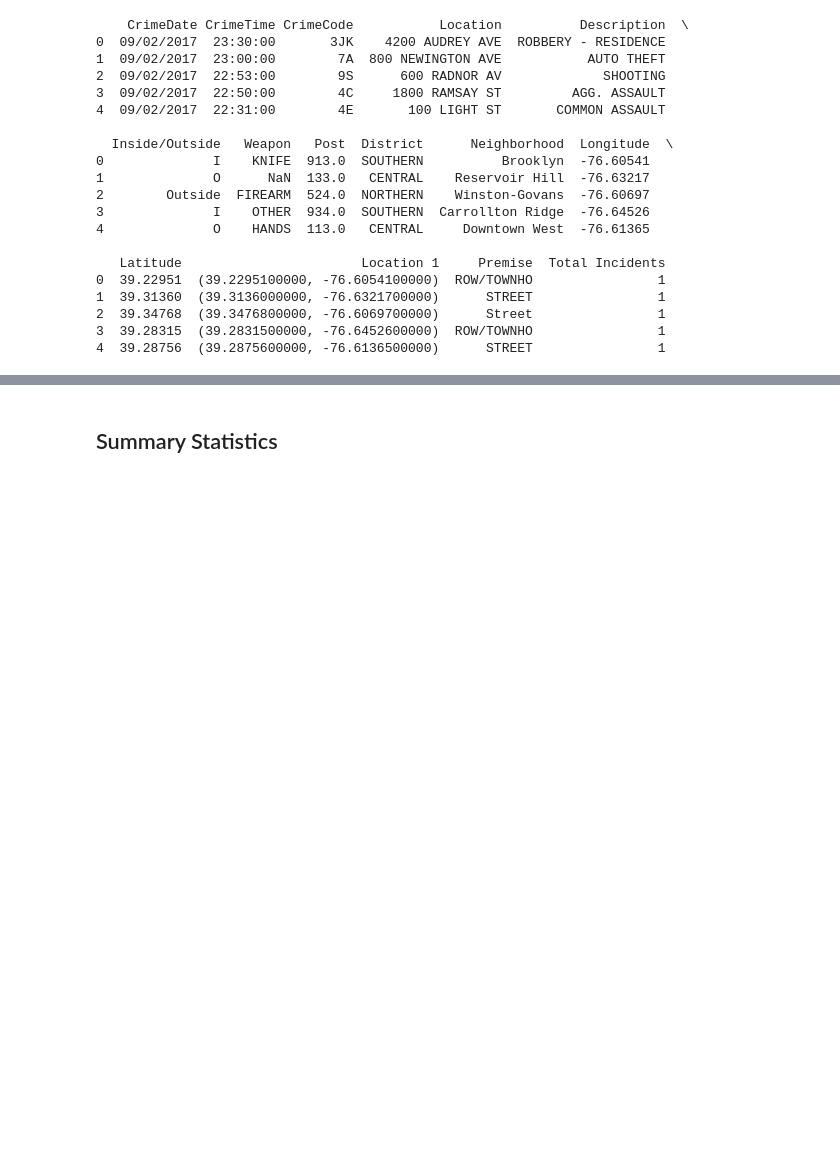
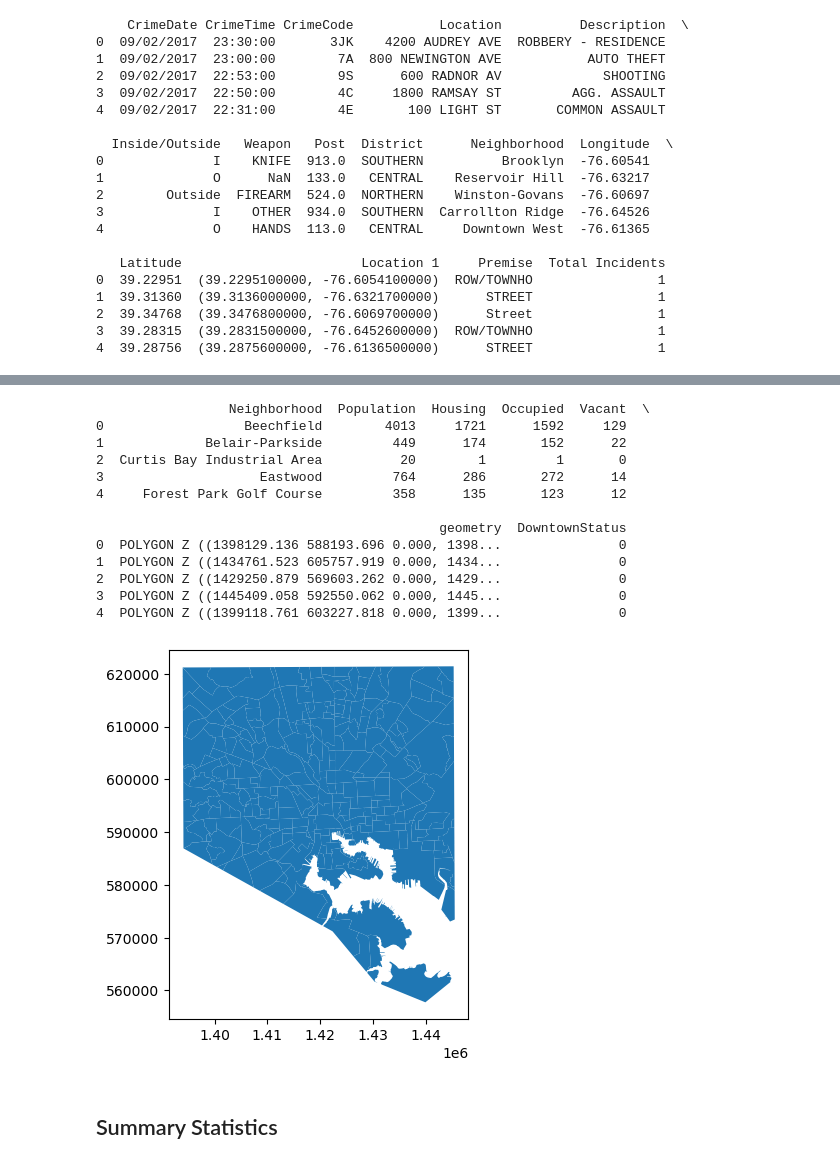
Before and after one commit to ECO225-W2024/project-one-code-IvanGrandov, a Jupyter notebook: Code/proj_one_code.ipynb, the cells around one changed output, grey strips where cells are left out. Cells and saved outputs as stored; diff of their text form; code cells hidden in the pictures; blank space fills up the shorter version.

Commit message:
Project 1 Corrections
Fixed the errors from project one and imported the geodataframe for mapping.

```diff
--- a/Code/proj_one_code.ipynb
+++ b/Code/proj_one_code.ipynb
@@ -116,3 +118,47 @@ print(cleaned_df.head())
+# %%
+## Project 2 data
+# Loading libraries
+import geopandas as gpd
+import zipfile
+import os
+
+# Loading geometric dataset
+zip_path = '/Users/ivangrandov/Documents/GitHub/project-one-code-IvanGrandov/Data/Neighborhood.zip'
+temp_dir = 'temp_shapefile'
+
+with zipfile.ZipFile(zip_path, 'r') as zip_ref:
+    zip_ref.extractall(temp_dir)
+
+shp_file = [os.path.join(temp_dir, f) for f in os.listdir(temp_dir) if f.endswith('.shp')][0]
+
+# Create gdf for the shapefiles
+neighborhood_gdf = gpd.read_file(shp_file)
+neighborhood_gdf.rename(columns={'Name': 'Neighborhood'}, inplace=True)
+neighborhood_gdf = neighborhood_gdf.drop(columns=['OBJECTID','White','Blk_AfAm','Hisp_Lat','AmInd_AkNa','Asian','NatHaw_Pac','Other_Race','TwoOrMore','Shape__Are', 'Shape__Len'])
+neighborhood_gdf.plot()
+
+# Add DowntownStatus column to neighborhood_gdf
+neighborhood_gdf['DowntownStatus'] = neighborhood_gdf['Neighborhood'].apply(categorize_by_location)
+print(neighborhood_gdf.head())
+
+# Create gdf for Baltimore crime data
+from shapely.geometry import Point
+crime_gdf = gpd.GeoDataFrame(cleaned_df, geometry=[Point(xy) for xy in zip(cleaned_df['Longitude'], cleaned_df['Latitude'])])
+# %% [output]
+                 Neighborhood  Population  Housing  Occupied  Vacant  \
+0                  Beechfield        4013     1721      1592     129
+1             Belair-Parkside         449      174       152      22
+2  Curtis Bay Industrial Area          20        1         1       0
+3                    Eastwood         764      286       272      14
+4     Forest Park Golf Course         358      135       123      12
+
+                                            geometry  DowntownStatus
+0  POLYGON Z ((1398129.136 588193.696 0.000, 1398...               0
+1  POLYGON Z ((1434761.523 605757.919 0.000, 1434...               0
+2  POLYGON Z ((1429250.879 569603.262 0.000, 1429...               0
+3  POLYGON Z ((1445409.058 592550.062 0.000, 1445...               0
+4  POLYGON Z ((1399118.761 603227.818 0.000, 1399...               0
+[figure, added]
 # %% [markdown]
 ## Summary Statistics
 # %%
```
Also changed, not shown: parts of 37 cells of this notebook, 22 other files.
